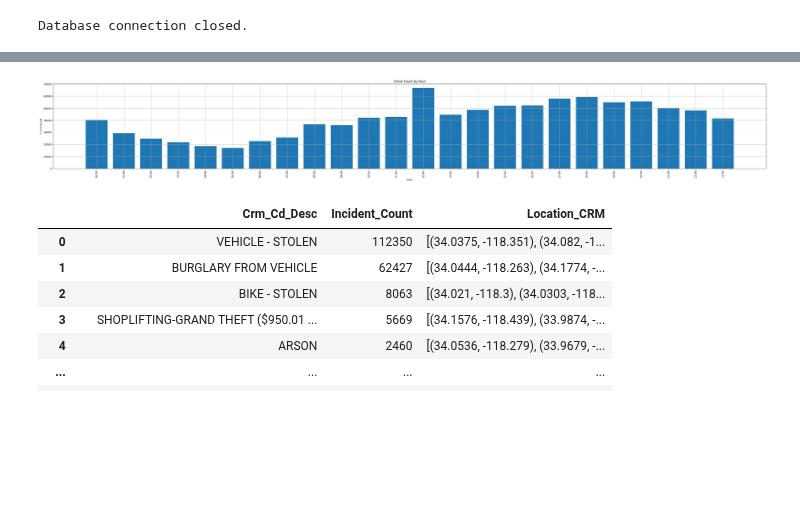
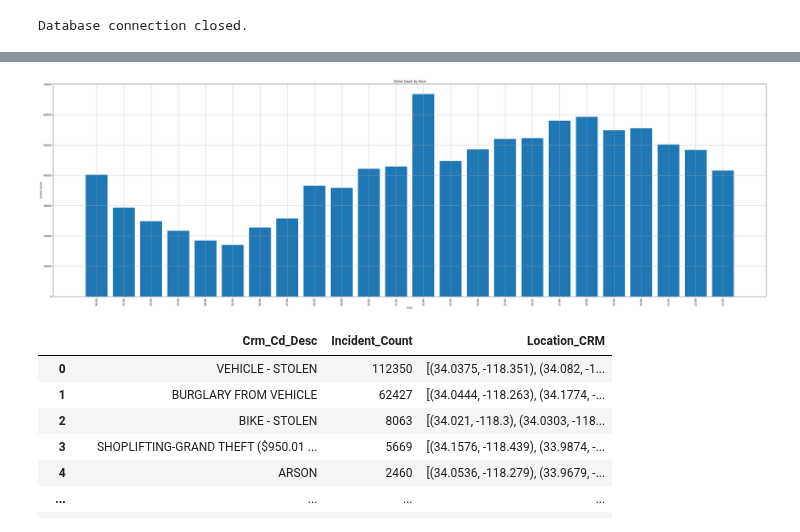
Before and after one commit to MalakaSupun/Crime-Data-Analysis-of-LAPD, a Jupyter notebook: Data_sets/sql_test_01.ipynb, the cells around one changed output, grey strips where cells are left out. Drawn from its saved outputs; the diff is of its cells as text; code cells hidden in the pictures; blank space fills up the shorter version.

```diff
--- a/Data_sets/sql_test_01.ipynb
+++ b/Data_sets/sql_test_01.ipynb
@@ -534,17 +580,17 @@ plt.show()
 Results_01=Results_01_raw
 # %%
 # Plotting
-plt.figure(figsize=(50, 6))
+plt.figure(figsize=(50, 15))
 #plt.plot(Results_01['TimeInterval'], Results_01['CrimeCount'][0:120], marker='o', linestyle='-')
 plt.bar(Results_01['TimeInterval'], Results_01['CrimeCount'][0:120])
 plt.title('Crime Count by Hour')
 plt.xlabel('Hour')
 plt.ylabel('Crime Count')
 plt.xticks(rotation=90)  # Rotate for better readability
 plt.grid(True)
 plt.show()
 # %% [output]
-[figure, old version]
+[figure, new version]
 # %%
 Results_02
 # %% [output]
```
Also changed, not shown: parts of 2 cells of this notebook, 3 other files.
